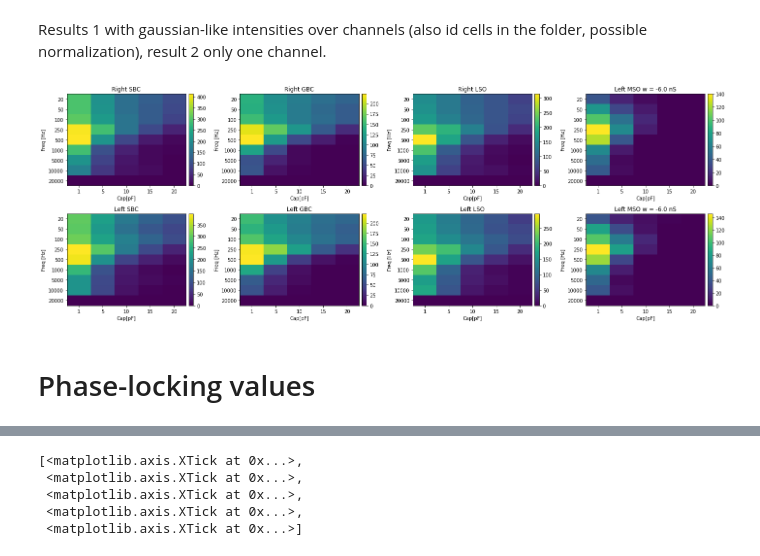
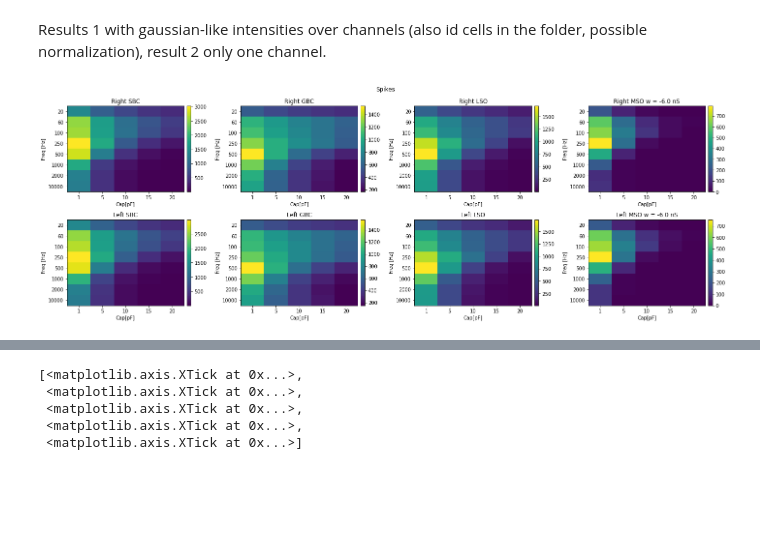
Before and after one commit to francescodesantis/cosyne-tutorial-2022, a Jupyter notebook: codes/cap_tones_results.ipynb, the cells around one changed output, grey strips where cells are left out. Saved outputs shown, nothing was run; the diff lists cells and outputs as text; code cells hidden in the pictures; blank space fills up the shorter version.

```diff
--- a/codes/cap_tones_results.ipynb
+++ b/codes/cap_tones_results.ipynb
@@ -14,7 +29,7 @@ nuclei = ['SBC', 'GBC', 'LSO', 'MSO']
 MNTBCs2MSO_weights = [0, -2.0, -4.0, -6.0, -8.0, -10.0, -12.0, -14.0, -16.0, -20.0]
 weight_chosen = 3
 # %%
-n_folder = 2 #Results 1 or 2
+n_folder = 1 #Results 1 or 2
 freqs = all_freqs[n_folder-1]
 # %%
 mat_rates = np.zeros((2, len(nuclei), len(freqs), len(caps)))
@@ -25,7 +40,6 @@ mat_position_indexes = np.zeros_like(mat_rates)
 viridis = plt.cm.get_cmap('viridis', 100)
 fig, ax = plt.subplots(2,len(nuclei), figsize=(20,7))
 
-
 for n in range(len(nuclei)):
     if(n<(len(nuclei))-1):
         for i in range(len(freqs)):
@@ -33,8 +47,8 @@ for n in range(len(nuclei)):
                 #print(freqs[i],"Hz", caps[j], "pF")
                 #print(np.loadtxt('/home/ubuntu/cosyne-tutorial-2022/Results{}/spikes_{}_r_freq_{}_C_{}'.format(n_folder, nuclei[n], freqs[i],caps[j])).size)
                 #print("______________")
-                mat_rates[0,n,i,j] = (np.loadtxt('/home/ubuntu/cosyne-tutorial-2022/Results{}/spikes_{}_r_freq_{}_C_{}'.format(n_folder, nuclei[n], freqs[i],caps[j]))).size
-                mat_rates[1,n,i,j] = (np.loadtxt('/home/ubuntu/cosyne-tutorial-2022/Results{}/spikes_{}_l_freq_{}_C_{}'.format(n_folder, nuclei[n], freqs[i],caps[j]))).size
+                mat_rates[0,n,i,j] = (np.loadtxt('/home/ubuntu/cosyne-tutorial-2022/results{}/spikes_{}_r_freq_{}_C_{}'.format(n_folder, nuclei[n], freqs[i],caps[j]))).size
+                mat_rates[1,n,i,j] = (np.loadtxt('/home/ubuntu/cosyne-tutorial-2022/results{}/spikes_{}_l_freq_{}_C_{}'.format(n_folder, nuclei[n], freqs[i],caps[j]))).size
 
         im = ax[0,n].imshow(mat_rates[0,n,:,:],cmap=viridis, aspect = 'auto')
         ticks = np.arange(len(freqs))
@@ -61,36 +75,35 @@ for n in range(len(nuclei)):
         cbar = fig.colorbar(im, ax=ax[1,n], pad=0.02)
     else:
         for i in range(len(freqs)):
             for j in range(len(caps)):
-                mat_rates[0,n,i,j] = np.loadtxt('/home/ubuntu/cosyne-tutorial-2022/Results{}/rates_{}_r_freq_{}_C_{}'.format(n_folder, nuclei[n], freqs[i],caps[j]))[weight_chosen]
-                mat_rates[1,n,i,j] = np.loadtxt('/home/ubuntu/cosyne-tutorial-2022/Results{}/rates_{}_l_freq_{}_C_{}'.format(n_folder, nuclei[n], freqs[i],caps[j]))[weight_chosen]
+                mat_rates[0,n,i,j] = np.loadtxt('/home/ubuntu/cosyne-tutorial-2022/results{}/rates_{}_r_freq_{}_C_{}'.format(n_folder, nuclei[n], freqs[i],caps[j]))[weight_chosen]
+                mat_rates[1,n,i,j] = np.loadtxt('/home/ubuntu/cosyne-tutorial-2022/results{}/rates_{}_l_freq_{}_C_{}'.format(n_folder, nuclei[n], freqs[i],caps[j]))[weight_chosen]
 
         im = ax[0,n].imshow(mat_rates[0, n,:,:],cmap=viridis, aspect = 'auto')
         ticks = np.arange(len(freqs))
         ax[0,n].set_yticks(ticks)
         ax[0,n].set_yticklabels(freqs)
         ax[0,n].set_ylabel("Freq [Hz]")
         ticks = np.arange(len(caps))
         ax[0,n].set_xticks(ticks)
         ax[0,n].set_xticklabels(caps)
         ax[0,n].set_xlabel("Cap[pF]")
-        ax[0,n].set_title("Left {} w = {} nS".format(nuclei[n], MNTBCs2MSO_weights[weight_chosen]))
+        ax[0,n].set_title("Right {} w = {} nS".format(nuclei[n], MNTBCs2MSO_weights[weight_chosen]))
         cbar = fig.colorbar(im, ax=ax[0,n], pad=0.02)
 
         im = ax[1,n].imshow(mat_rates[1, n,:,:],cmap=viridis, aspect = 'auto')
         ticks = np.arange(len(freqs))
         ax[1,n].set_yticks(ticks)
         ax[1,n].set_yticklabels(freqs)
         ax[1,n].set_ylabel("Freq [Hz]")
         ticks = np.arange(len(caps))
         ax[1,n].set_xticks(ticks)
         ax[1,n].set_xticklabels(caps)
         ax[1,n].set_xlabel("Cap[pF]")
         ax[1,n].set_title("Left {} w = {} nS".format(nuclei[n], MNTBCs2MSO_weights[weight_chosen]))
         cbar = fig.colorbar(im, ax=ax[1,n], pad=0.02)
 
+fig.suptitle("Spikes")
 fig.tight_layout()
 # %% [output]
-[figure, old version]
+[figure, new version]
-# %% [markdown]
-# Phase-locking values
```
Also changed, not shown: parts of 29 cells of this notebook.
